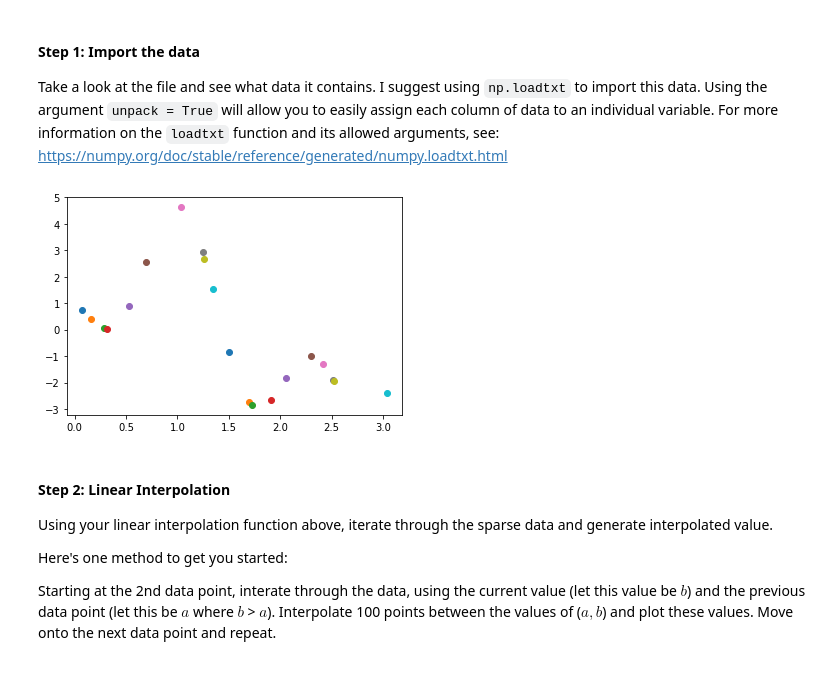
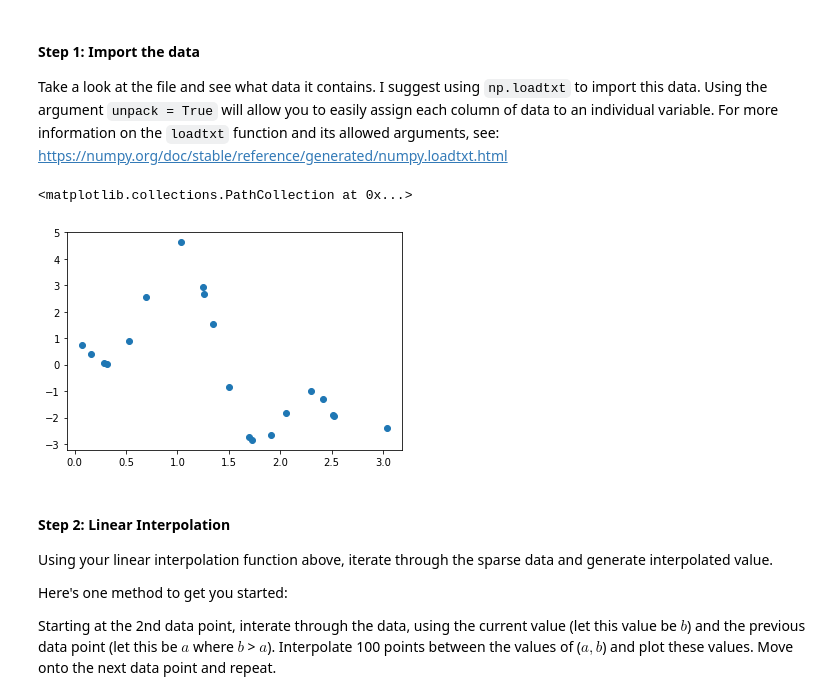
Before and after one commit to CharlieBaird/CapstonePhysics, a Jupyter notebook: Assignments/Assignment8/Interpolation.ipynb, the cells around one changed output. Saved outputs shown, nothing was run; the diff lists cells and outputs as text; code cells hidden in the pictures.

```diff
--- a/Assignments/Assignment8/Interpolation.ipynb
+++ b/Assignments/Assignment8/Interpolation.ipynb
@@ -139,14 +138,12 @@ Take a look at the file and see what data it contains. I suggest using `np.loadt
 # %%
 # To Do: Import the data
 # To Do: Scatter plot the data
 
-s = np.loadtxt("/Users/CharlesBaird/Documents/ws/CB/CapstonePhysics/CapstonePhysics/Assignments/Assignment8/Partial_Data.txt")
-arr = np.array(s)
-
-for i in arr:
-    plt.scatter(i[0], i[1])
+xx,yy = np.loadtxt("Partial_Data.txt", unpack = True)
+plt.scatter(xx,yy)
 # %% [output]
+<matplotlib.collections.PathCollection at 0x...>
-[figure, old version]
+[figure, new version]
 # %% [markdown]
 #### Step 2: Linear Interpolation
 Using your linear interpolation function above, iterate through the sparse data and generate interpolated value.
```
Also changed, not shown: parts of 5 cells of this notebook.
